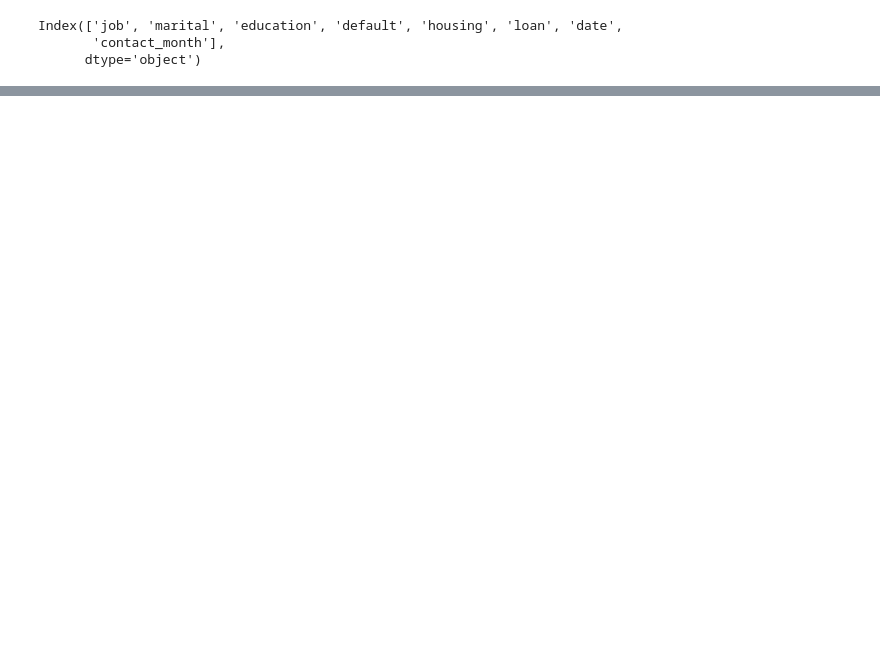
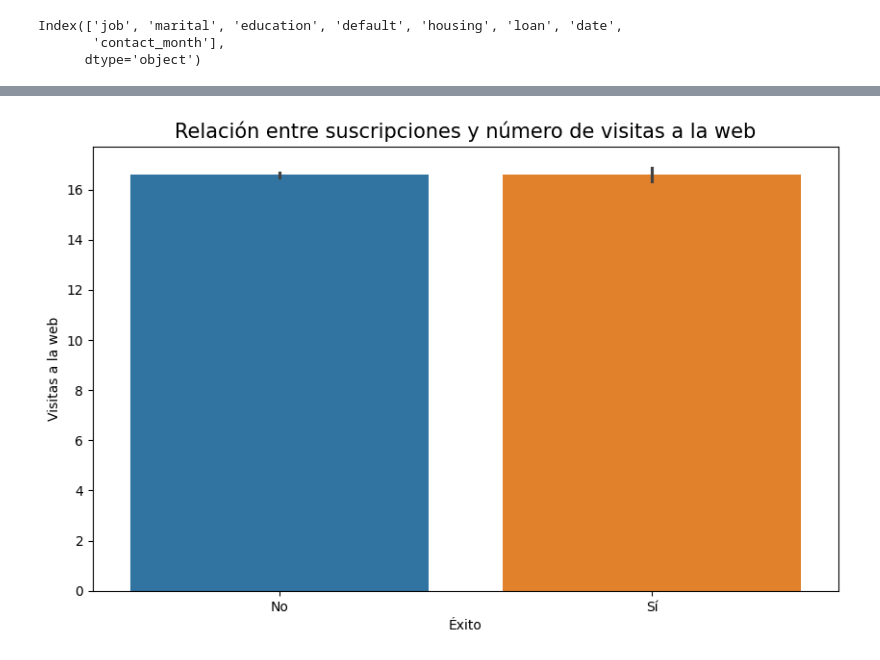
Before and after one commit to MarionaCarreras/Proyecto_PythonforData, a Jupyter notebook: EDA_bank.ipynb, the cells around one changed output, grey strips where cells are left out. Cells and saved outputs as stored; diff of their text form; code cells hidden in the pictures; blank space fills up the shorter version.

```diff
--- a/EDA_bank.ipynb
+++ b/EDA_bank.ipynb
@@ -633,0 +1008,12 @@ AttributeError: 'Series' object has no attribute 'valuecounts'
+# %%
+# Gráfico para mostrar la relación del número de visitas a la web y el éxito de contratación:
+# Relación entre el éxito y las visitas a la web
+plt.figure(figsize=(10, 6))
+sns.barplot(data = bank, x = 'y', y = 'numwebvisitsmonth', hue = 'y', legend = False)
+plt.xlabel('Éxito')
+plt.ylabel('Visitas a la web')
+plt.xticks(['no', 'yes'], ['No', 'Sí'])
+plt.title('Relación entre suscripciones y número de visitas a la web',fontsize = 15)
+plt.show()
+# %% [output]
+[figure, added]
```
Also changed, not shown: parts of 41 cells of this notebook, 1 other file.
